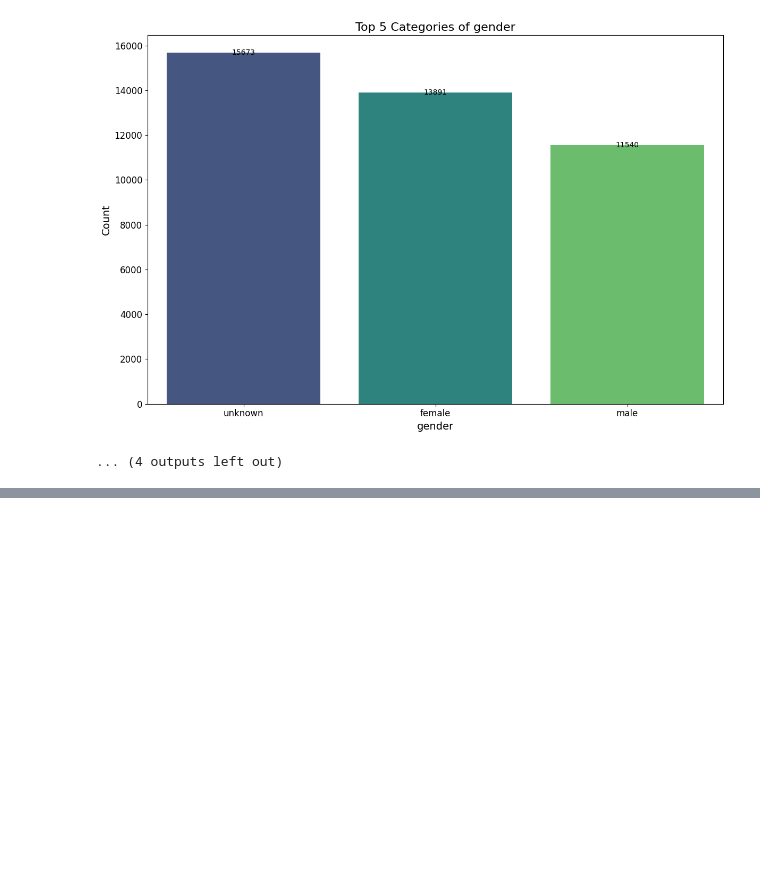
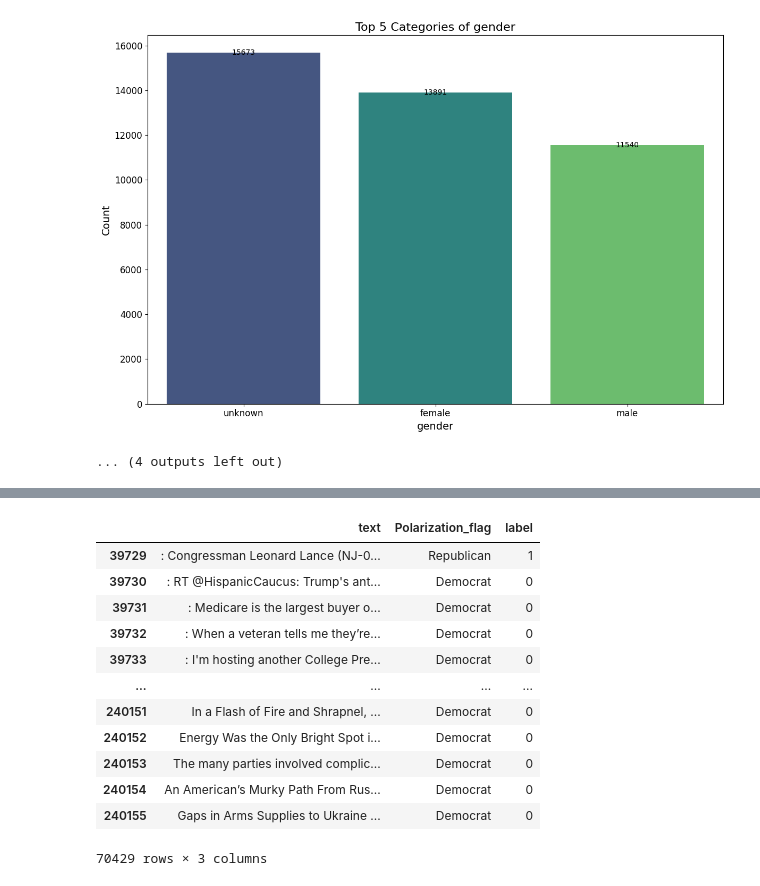
Before and after one commit to Nastiiasaenko/Final-Project---Explainable-AI-, a Jupyter notebook: notebooks/Training_on_data_to_capture_different_aspects_and_get_baseline_models.ipynb, the cells around one changed output, grey strips where cells are left out. Cells and saved outputs as stored; diff of their text form; code cells hidden in the pictures; blank space fills up the shorter version.

```diff
--- a/notebooks/Training_on_data_to_capture_different_aspects_and_get_baseline_models.ipynb
+++ b/notebooks/Training_on_data_to_capture_different_aspects_and_get_baseline_models.ipynb
@@ -254,0 +265,17 @@ global_sample.sample(1)
+# %%
+training_columns = ['title','body','source','timestamp','Misinfo_flag',
+                    'type_of_misinfo',
+                    'type_reddit',
+                    'topic',
+                    'subtopic',
+                    'entities',
+                    'Polarization_flag',
+                    'type_of_content',
+                    'hashtags',
+                    'gender',
+                    'sentiment_category',
+                    'Publisher',
+                    'subtitle',
+                    'prochoice_prolife',
+                    'sentiment_generated']
+training_global = global_df[training_columns].copy() # Use .copy() to avoid SettingWithCopyWarning
@@ -254,0 +331,3 @@ global_sample.sample(1)
+# %%
+polarization_df = training_global[training_global['Polarization_flag'].notna()]
+polarization_df = polarization_df[polarization_df['Polarization_flag'] != 'Neutral']
@@ -254,0 +354,35 @@ global_sample.sample(1)
+# %%
+def preprocess_data(df):
+    # Replace NaN with an empty string
+    df['title'] = df['title'].fillna("")
+    df['content'] = df['body'].fillna("")
+    # Combine title and content
+    df['text'] = df['title'] + ":  " + df['content']
+
+    return df[['text', 'Polarization_flag']]
+
+polarization_df = preprocess_data(polarization_df)
+# %%
+# Encode labels
+label_mapping = {"Democrat": 0, "Republican": 1}
+polarization_df['label'] = polarization_df['Polarization_flag'].map(label_mapping)
+
+
+# Ensure the labels are integers
+assert polarization_df['label'].dtype == 'int64'
+# %%
+polarization_df
+# %% [output]
+|  | text | Polarization_flag | label |
+| 39729 | : Congressman Leonard Lance (NJ-0... | Republican | 1 |
+| 39730 | : RT @HispanicCaucus: Trump's ant... | Democrat | 0 |
+| 39731 | : Medicare is the largest buyer o... | Democrat | 0 |
+| 39732 | : When a veteran tells me they’re... | Democrat | 0 |
+| 39733 | : I'm hosting another College Pre... | Democrat | 0 |
+| ... | ... | ... | ... |
+| 240151 | In a Flash of Fire and Shrapnel, ... | Democrat | 0 |
+| 240152 | Energy Was the Only Bright Spot i... | Democrat | 0 |
+| 240153 | The many parties involved complic... | Democrat | 0 |
+| 240154 | An American’s Murky Path From Rus... | Democrat | 0 |
+| 240155 | Gaps in Arms Supplies to Ukraine ... | Democrat | 0 |
+70429 rows × 3 columns
```
Also changed, not shown: parts of 30 cells of this notebook.
